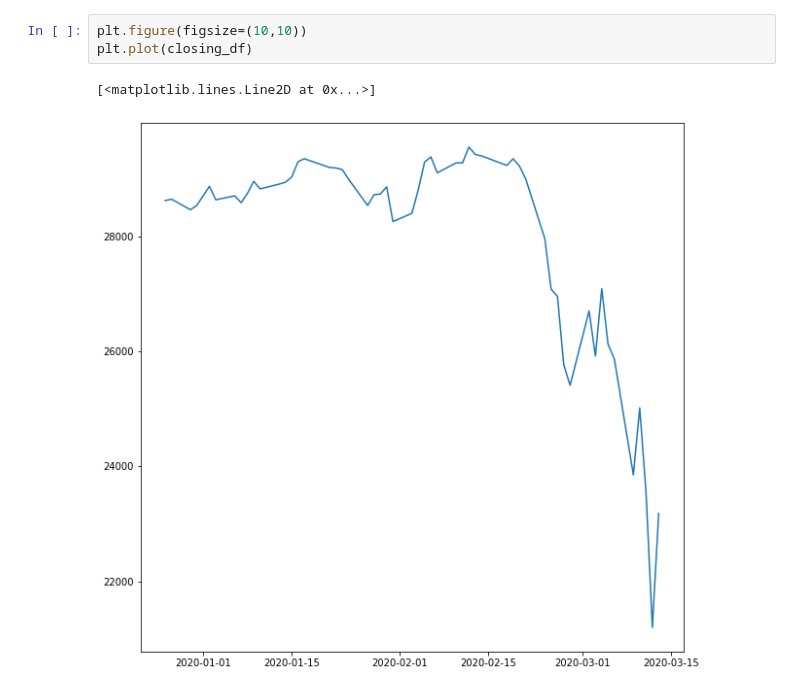
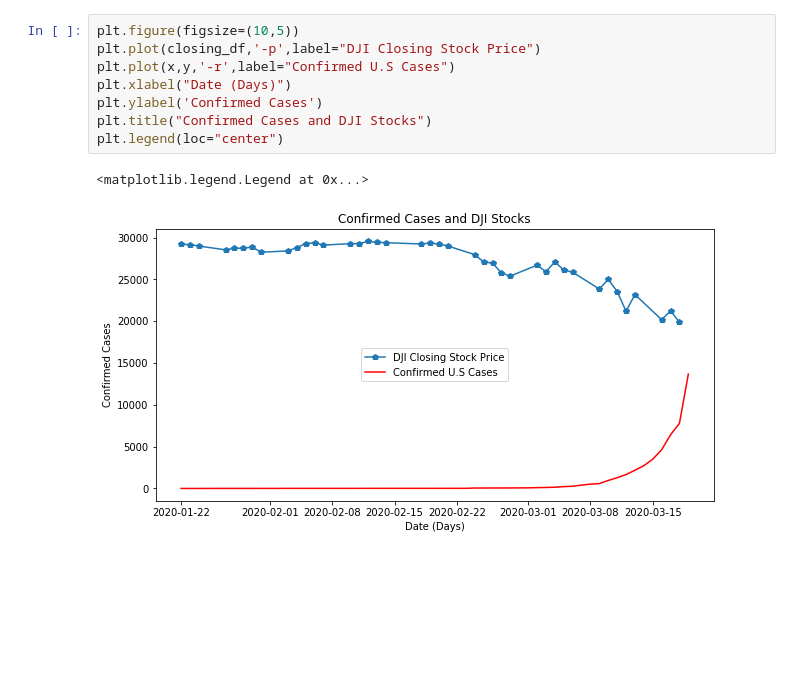
Before and after one commit to saelbakr/COVID-Stocks, a Jupyter notebook: AvgStocks.ipynb, the cells around one changed output. Drawn from its saved outputs; the diff is of its cells as text; blank space fills up the shorter version.

```diff
--- a/AvgStocks.ipynb
+++ b/AvgStocks.ipynb
@@ -75,6 +170,11 @@ closing_df
-# %%
-plt.figure(figsize=(10,10))
-plt.plot(closing_df)
-# %% [output]
-[<matplotlib.lines.Line2D at 0x...>]
-[figure, removed]
+# %%
+plt.figure(figsize=(10,5))
+plt.plot(closing_df,'-p',label="DJI Closing Stock Price")
+plt.plot(x,y,'-r',label="Confirmed U.S Cases")
+plt.xlabel("Date (Days)")
+plt.ylabel('Confirmed Cases')
+plt.title("Confirmed Cases and DJI Stocks")
+plt.legend(loc="center")
+# %% [output]
+<matplotlib.legend.Legend at 0x...>
+[figure, added]
```
Also changed, not shown: parts of 20 cells of this notebook, 3 other files.
